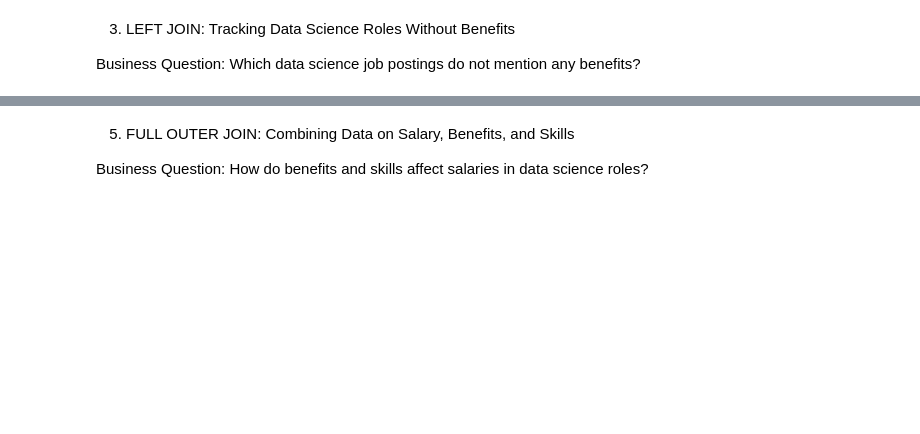
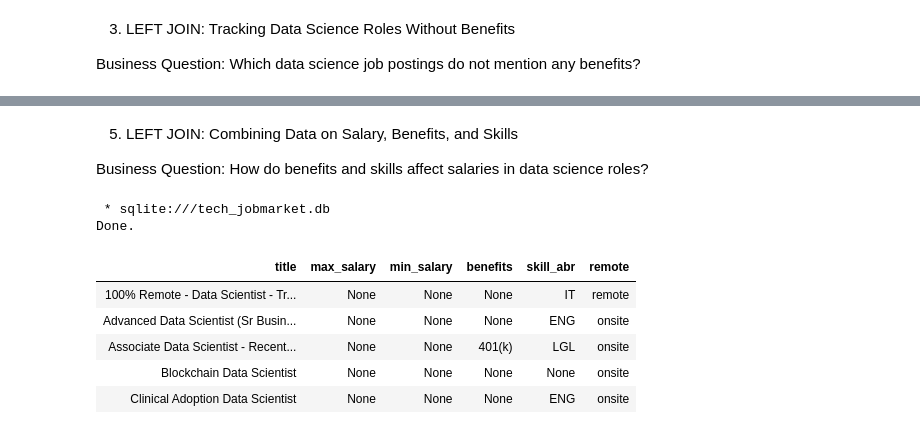
Before and after one commit to Ana-Akaishi/sql-projects, a Jupyter notebook: sql_projects/tech_job_posting/tech_jobpost.ipynb, the cells around one changed output, grey strips where cells are left out. Saved outputs shown, nothing was run; the diff lists cells and outputs as text; code cells hidden in the pictures; blank space fills up the shorter version.

Commit message:
finished tech job project

```diff
--- a/sql_projects/tech_job_posting/tech_jobpost.ipynb
+++ b/sql_projects/tech_job_posting/tech_jobpost.ipynb
@@ -664,4 +721,32 @@ Business Question: What companies offer data science jobs with no benefits?
 # %% [markdown]
-5. FULL OUTER JOIN: Combining Data on Salary, Benefits, and Skills
+5. LEFT JOIN: Combining Data on Salary, Benefits, and Skills
 
 Business Question: How do benefits and skills affect salaries in data science roles?
+# %%
+%%sql
+SELECT
+    title,
+    ROUND(AVG(max_salary),2) as max_salary,
+    ROUND(AVG(min_salary),2) as min_salary,
+    type as benefits,
+    skill_abr,
+    CASE
+        WHEN p.description LIKE "%remote%" THEN "remote"
+        ELSE "onsite"
+    END as remote
+FROM posting p
+LEFT JOIN benefits b ON p.job_id = b.job_id
+LEFT JOIN skills s ON p.job_id = s.job_id
+WHERE title LIKE "%data scientist%"
+GROUP BY title
+ORDER BY max_salary
+LIMIT 5
+# %% [output]
+ * sqlite:///tech_jobmarket.db
+Done.
+| title | max_salary | min_salary | benefits | skill_abr | remote |
+| 100% Remote - Data Scientist - Tr... | None | None | None | IT | remote |
+| Advanced Data Scientist (Sr Busin... | None | None | None | ENG | onsite |
+| Associate Data Scientist - Recent... | None | None | 401(k) | LGL | onsite |
+| Blockchain Data Scientist | None | None | None | None | onsite |
+| Clinical Adoption Data Scientist | None | None | None | ENG | onsite |
```
Also changed, not shown: parts of 7 cells of this notebook, 1 other file.
